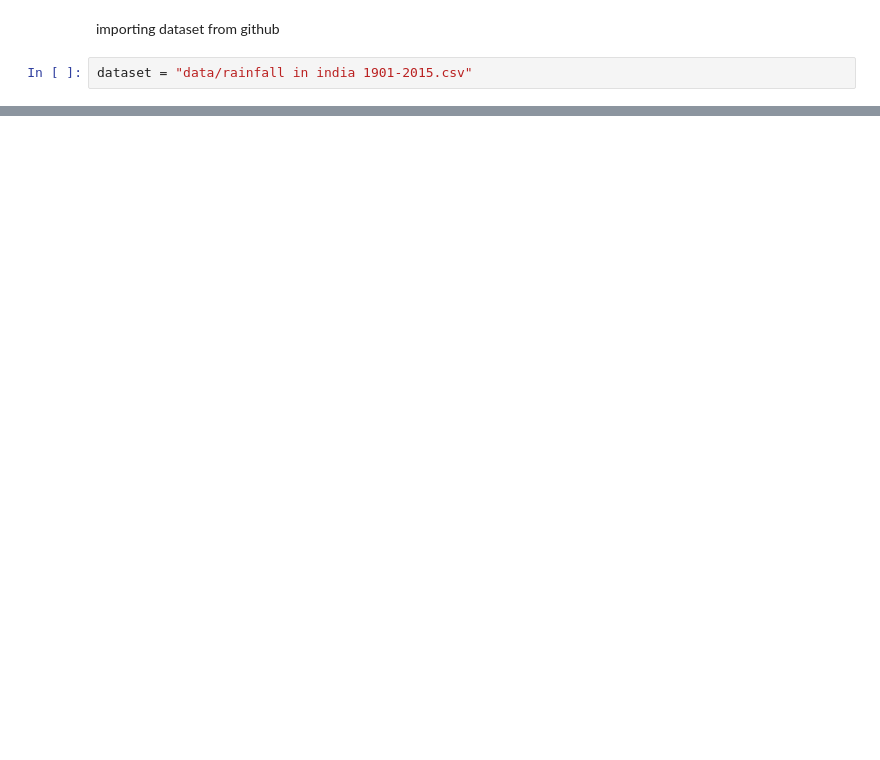
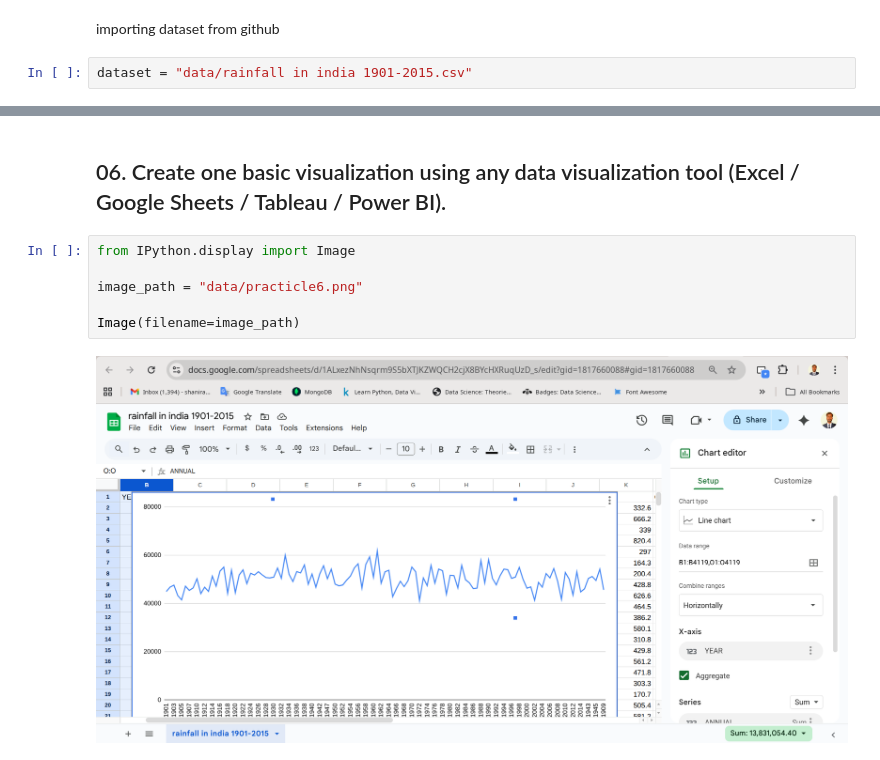
Before and after one commit to shaniraj4587/DataVisualizationPracticle, a Jupyter notebook: 01_practicle.ipynb, the cells around one changed output, grey strips where cells are left out. Cells and saved outputs as stored; diff of their text form; blank space fills up the shorter version.

Commit message:
practicle 6 complete

```diff
--- a/01_practicle.ipynb
+++ b/01_practicle.ipynb
@@ -65,0 +419,10 @@ df.describe()
+# %% [markdown]
+## 06. Create one basic visualization using any data visualization tool (Excel / Google Sheets / Tableau / Power BI).
+# %%
+from IPython.display import Image
+
+image_path = "data/practicle6.png"
+
+Image(filename=image_path)
+# %% [output]
+[figure, added]
```
Also changed, not shown: parts of 55 cells of this notebook.
